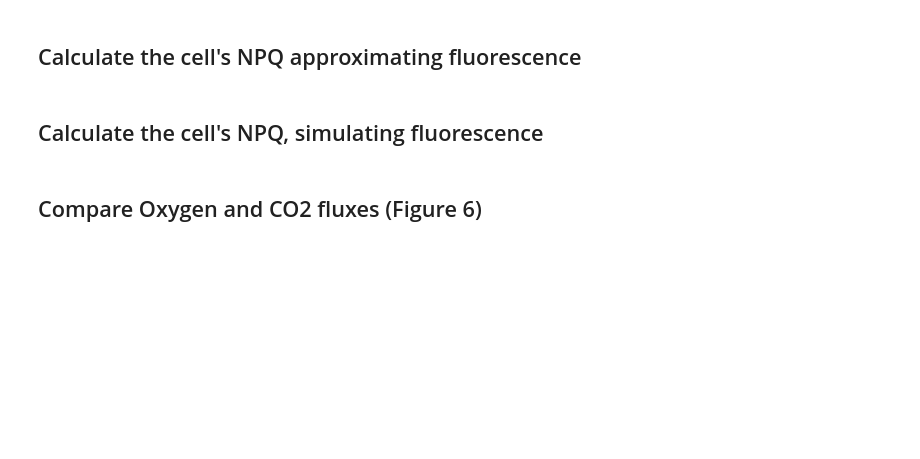
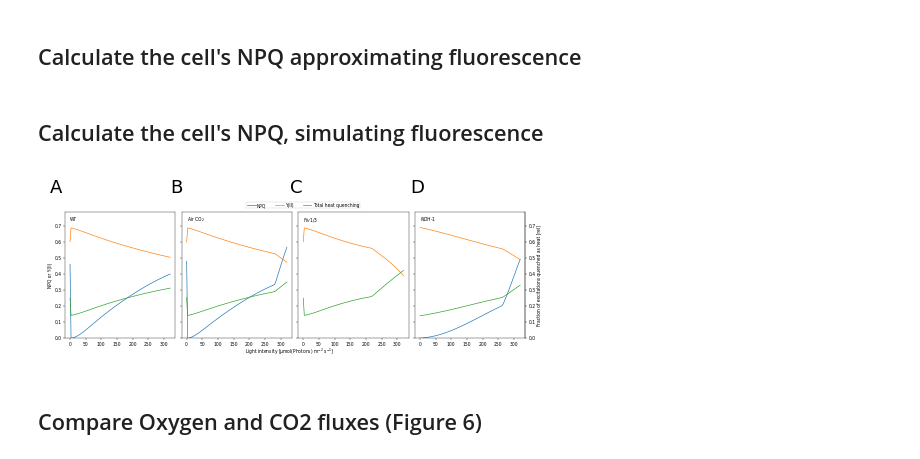
Before and after one commit to pfennigt/synechocystis-photosynthesis-2024-thesisanalysis, a Jupyter notebook: Notebooks/paper_figures.ipynb, the cells around one changed output. Cells and saved outputs as stored; diff of their text form; code cells hidden in the pictures; blank space fills up the shorter version.

```diff
--- a/Notebooks/paper_figures.ipynb
+++ b/Notebooks/paper_figures.ipynb
@@ -4195,6 +4201,10 @@ for mdl, ax in zip(sims.keys(), axes.flatten()):
 # fnc.savefig_dated(fig, f"electronpaths_processes-Theune2021", type=plot_format, path=figure_path, bbox_inches="tight")
 
 # TIME: 12 min
+# %%
+paper_figs["FigS6"]["main"]
+# %% [output]
+[figure, added]
 # %% [markdown]
 ## Compare Oxygen and CO2 fluxes (Figure 6)
 # %%
```
Also changed, not shown: parts of 5 cells of this notebook.
